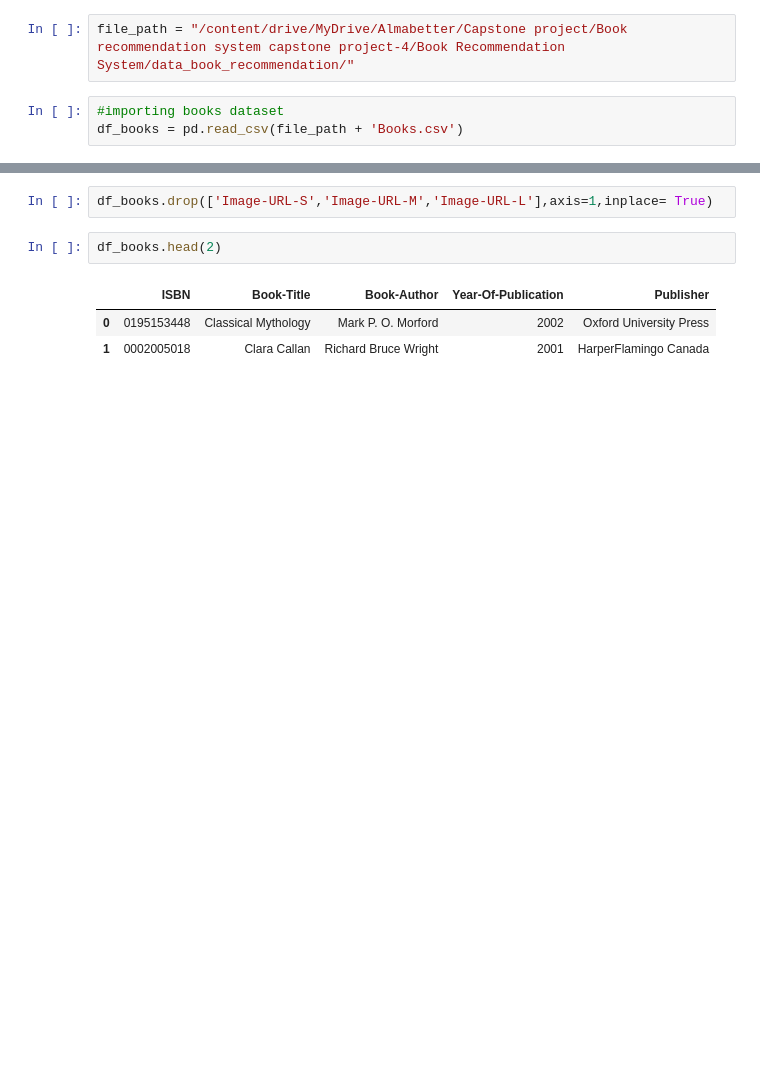
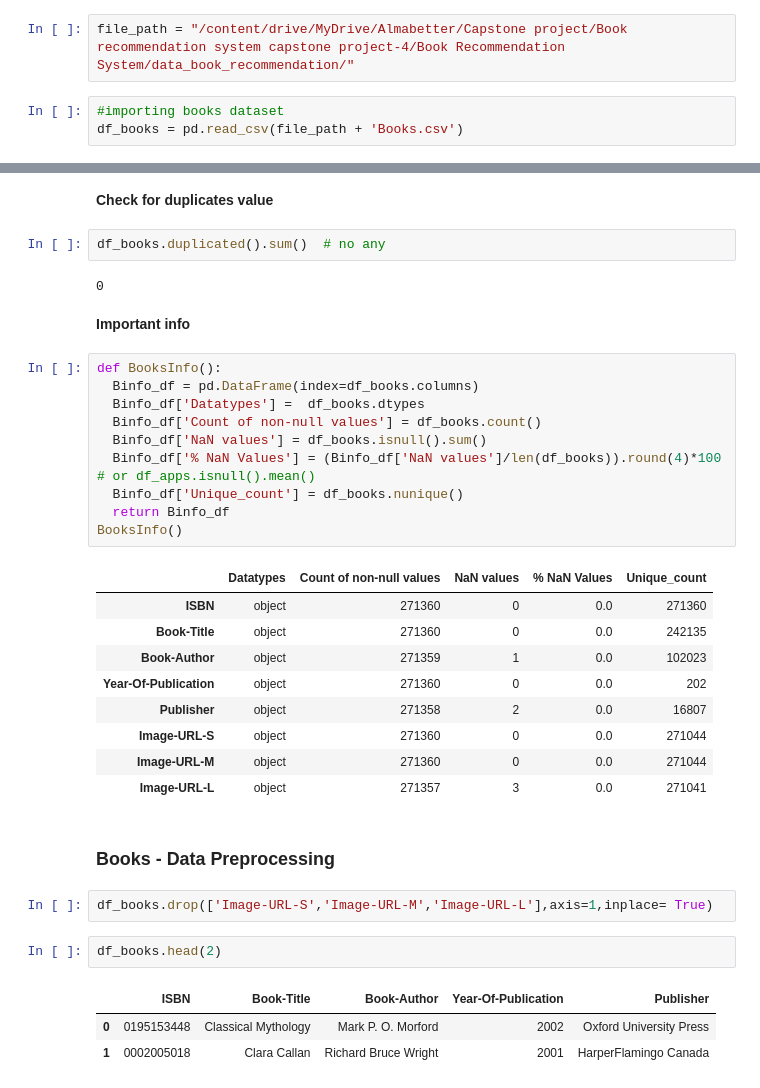
Before and after one commit to raushan9jnv/Book-recommendation-system, a Jupyter notebook: Book_recommendation_system_capstone_project_4.ipynb, the cells around one changed output, grey strips where cells are left out. Drawn from its saved outputs; the diff is of its cells as text; blank space fills up the shorter version.

```diff
--- a/Book_recommendation_system_capstone_project_4.ipynb
+++ b/Book_recommendation_system_capstone_project_4.ipynb
@@ -109,3 +182,33 @@ df_users.shape
+# %% [markdown]
+**Check for duplicates value**
+# %%
+df_books.duplicated().sum()  # no any
+# %% [output]
+0
+# %% [markdown]
+ **Important info**
+# %%
+def BooksInfo():
+  Binfo_df = pd.DataFrame(index=df_books.columns)
+  Binfo_df['Datatypes'] =  df_books.dtypes
+  Binfo_df['Count of non-null values'] = df_books.count()
+  Binfo_df['NaN values'] = df_books.isnull().sum()
+  Binfo_df['% NaN Values'] = (Binfo_df['NaN values']/len(df_books)).round(4)*100        # or df_apps.isnull().mean()
+  Binfo_df['Unique_count'] = df_books.nunique()
+  return Binfo_df
+BooksInfo()
+# %% [output]
+|  | Datatypes | Count of non-null values | NaN values | % NaN Values | Unique_count |
+| ISBN | object | 271360 | 0 | 0.0 | 271360 |
+| Book-Title | object | 271360 | 0 | 0.0 | 242135 |
+| Book-Author | object | 271359 | 1 | 0.0 | 102023 |
+| Year-Of-Publication | object | 271360 | 0 | 0.0 | 202 |
+| Publisher | object | 271358 | 2 | 0.0 | 16807 |
+| Image-URL-S | object | 271360 | 0 | 0.0 | 271044 |
+| Image-URL-M | object | 271360 | 0 | 0.0 | 271044 |
+| Image-URL-L | object | 271357 | 3 | 0.0 | 271041 |
+# %% [markdown]
+### **Books - Data Preprocessing**
 # %%
 df_books.drop(['Image-URL-S','Image-URL-M','Image-URL-L'],axis=1,inplace= True)
 # %%
```
Also changed, not shown: parts of 29 cells of this notebook.
